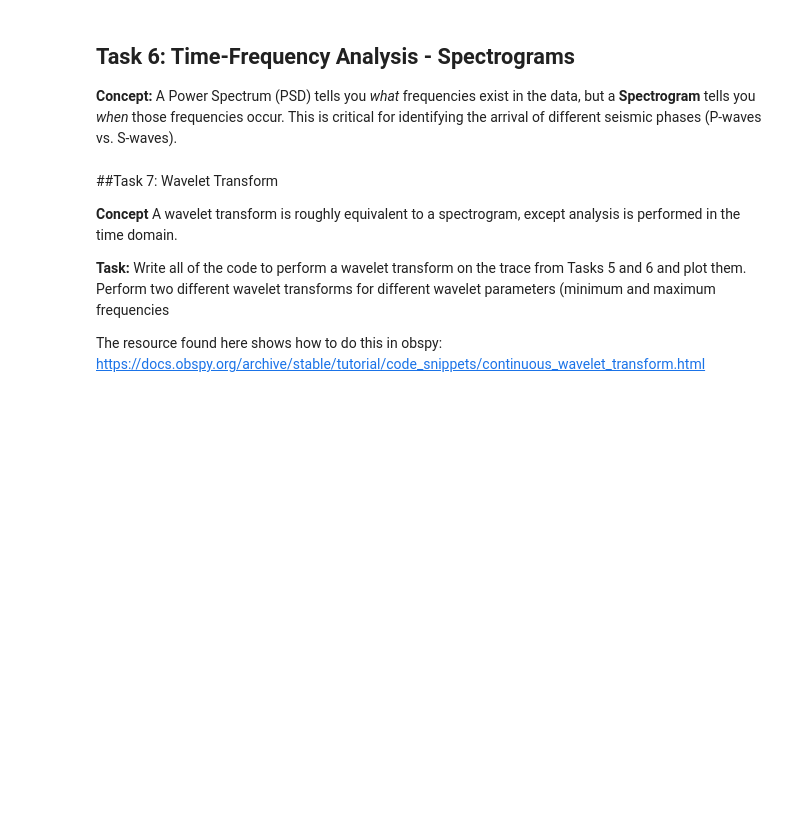
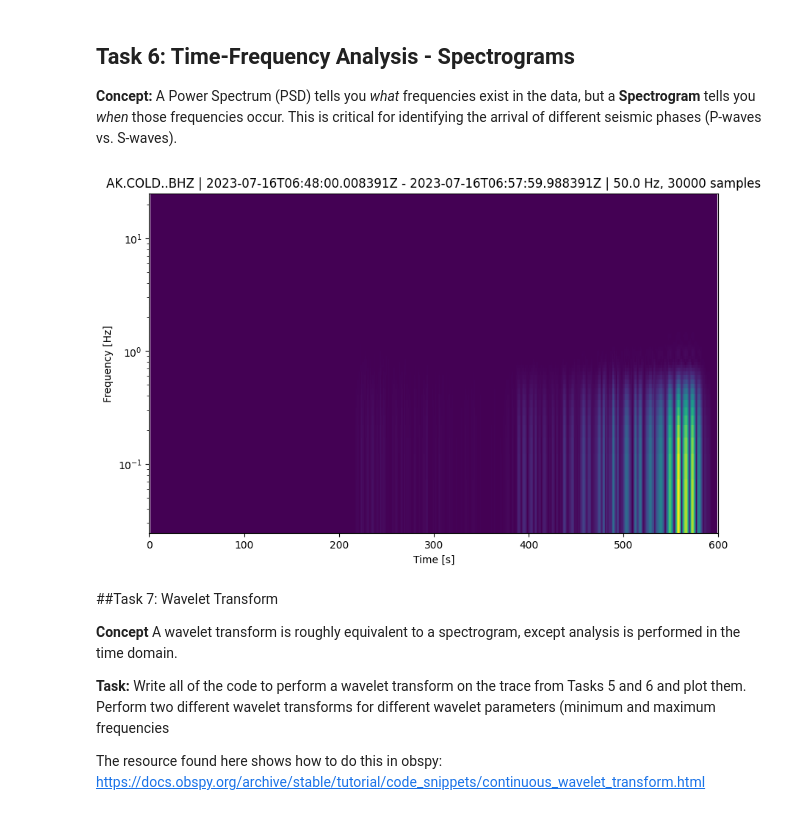
Before and after one commit to Hayden-Martin4250/Earthscience2245, a Jupyter notebook: ES2245_lab9.ipynb, the cells around one changed output. Cells and saved outputs as stored; diff of their text form; code cells hidden in the pictures; blank space fills up the shorter version.

```diff
--- a/ES2245_lab9.ipynb
+++ b/ES2245_lab9.ipynb
@@ -167,10 +188,13 @@ tr.taper(0.05)
 # %%
 ### STUDENT CODE HERE ###
 # Hint: ObsPy Trace objects have a built-in .spectrogram() method.
 # Apply it to the trace 'tr' we downloaded in the previous cell.
 # Use 'log=True' in the spectrogram method to see the earthquake energy clearly.
 
+tr.spectrogram(log=True)
 # tr.spectrogram(...)
+# %% [output]
+[figure, added]
 # %% [markdown]
 ##Task 7: Wavelet Transform
 
```
Also changed, not shown: parts of 6 cells of this notebook.
